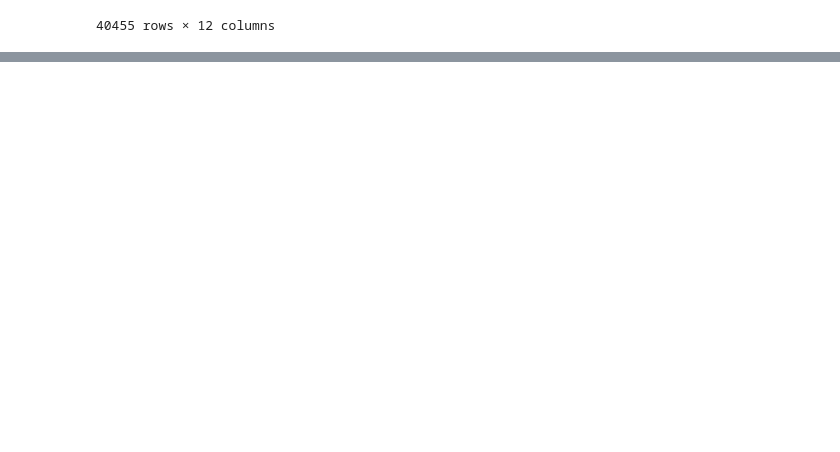
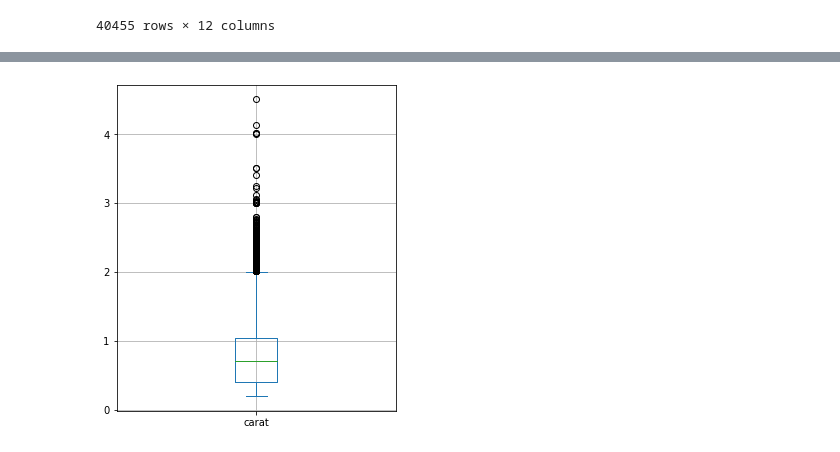
Before and after one commit to elvestevez/challenges, a Jupyter notebook: diamonds/diamonds_analysis.ipynb, the cells around one changed output, grey strips where cells are left out. Saved outputs shown, nothing was run; the diff lists cells and outputs as text; code cells hidden in the pictures; blank space fills up the shorter version.

```diff
--- a/diamonds/diamonds_analysis.ipynb
+++ b/diamonds/diamonds_analysis.ipynb
@@ -105,0 +160,7 @@ diamonds.describe()
+# %%
+# summary statistics carat
+ax = diamonds['carat'].plot.box(figsize=(5, 6))
+plt.grid()
+plt.show()
+# %% [output]
+[figure, added]
```
Also changed, not shown: parts of 38 cells of this notebook.
